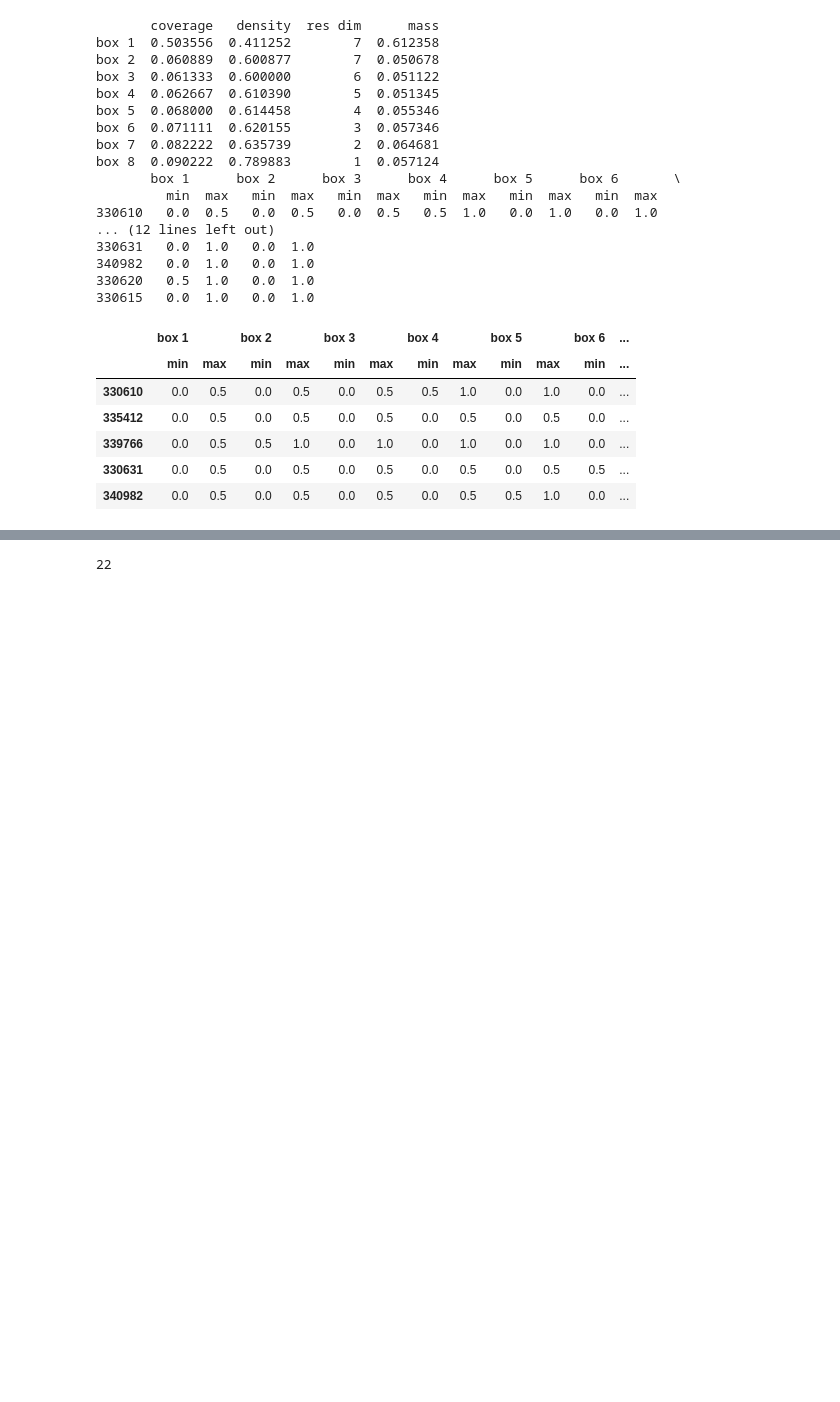
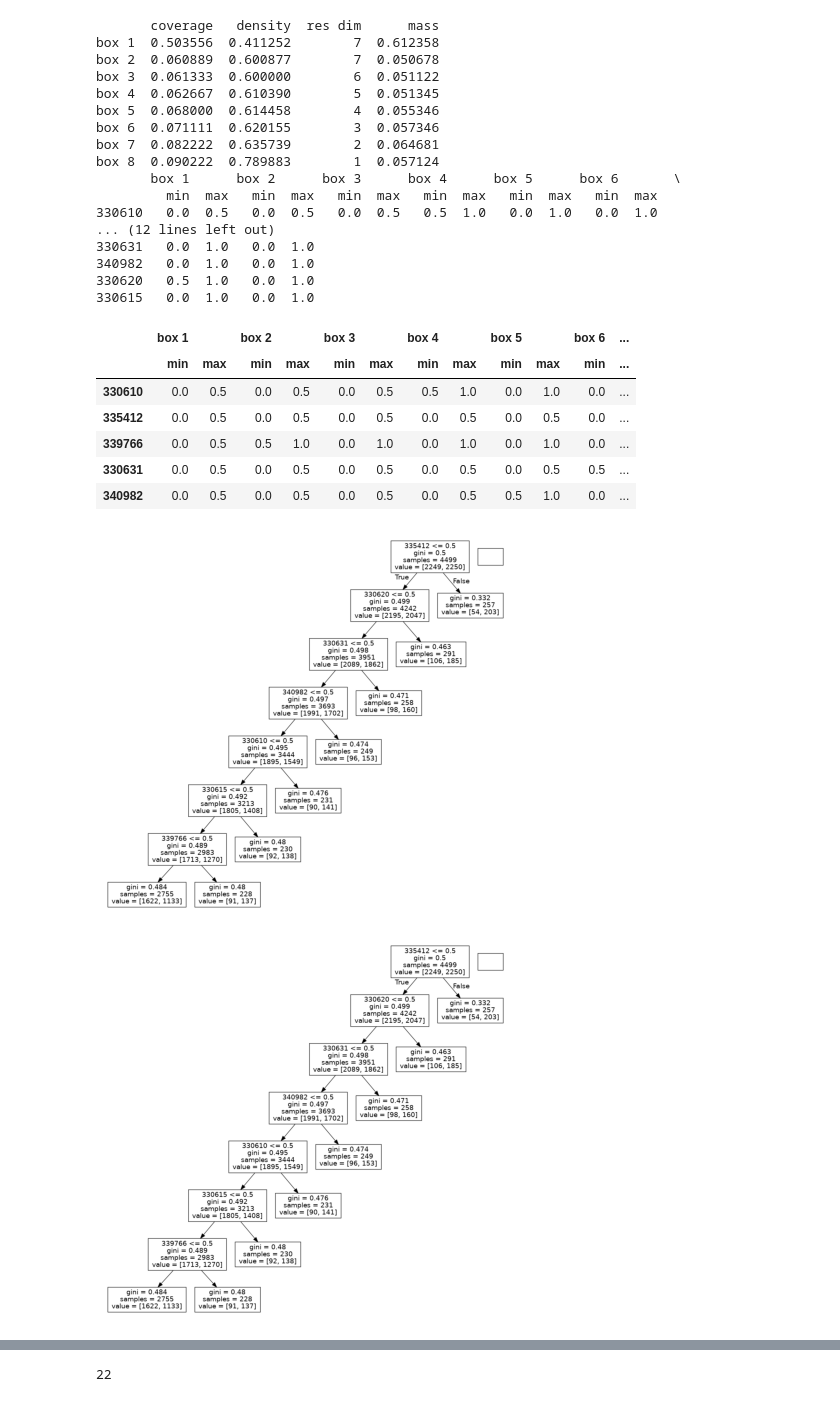
Before and after one commit to pfoytik/scenarioDiscovery, a Jupyter notebook: ema_clustering.ipynb, the cells around one changed output, grey strips where cells are left out. Drawn from its saved outputs; the diff is of its cells as text; code cells hidden in the pictures; blank space fills up the shorter version.

```diff
--- a/ema_clustering.ipynb
+++ b/ema_clustering.ipynb
@@ -758,6 +820,11 @@ box 8  0.090222  0.789883        1  0.057124
 | 339766 | 0.0 | 0.5 | 0.5 | 1.0 | 0.0 | 1.0 | 0.0 | 1.0 | 0.0 | 1.0 | 0.0 | ... |
 | 330631 | 0.0 | 0.5 | 0.0 | 0.5 | 0.0 | 0.5 | 0.0 | 0.5 | 0.0 | 0.5 | 0.5 | ... |
 | 340982 | 0.0 | 0.5 | 0.0 | 0.5 | 0.0 | 0.5 | 0.0 | 0.5 | 0.5 | 1.0 | 0.0 | ... |
+# %%
+ca.show_tree()
+# %% [output]
+[figure, added]
+[figure, added]
 # %%
 result_limits['high_CART'] = ca
 # %%
```
Also changed, not shown: parts of 16 cells of this notebook.
